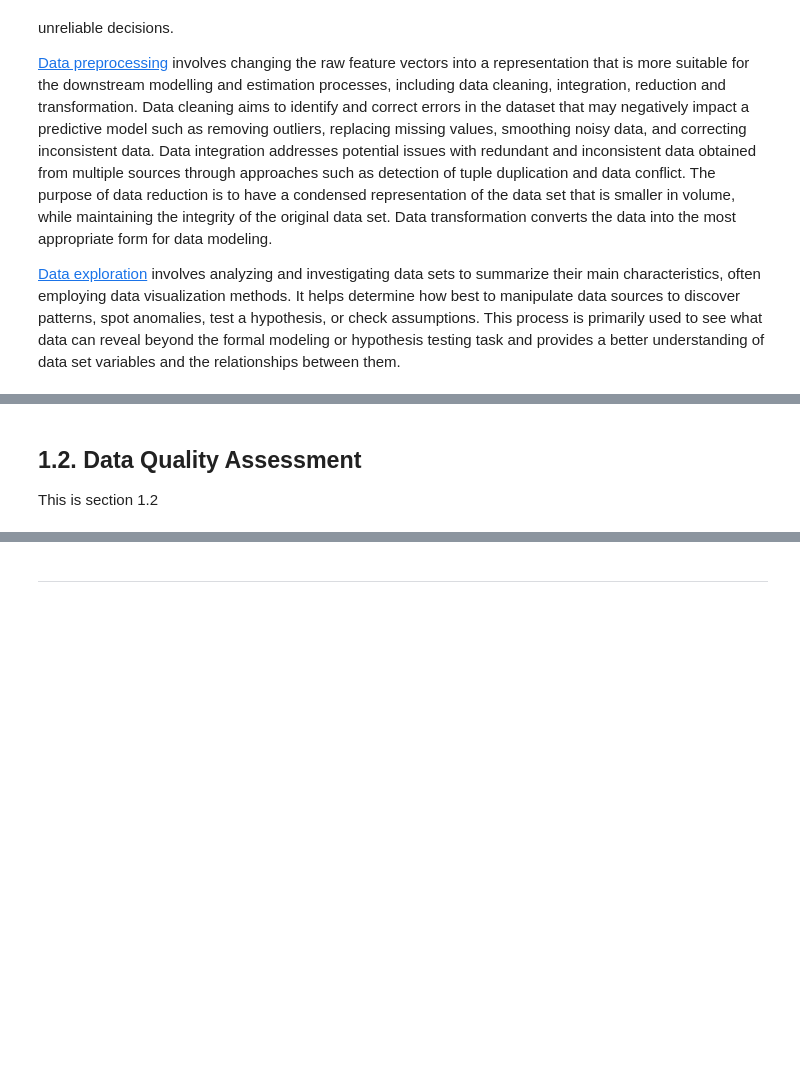
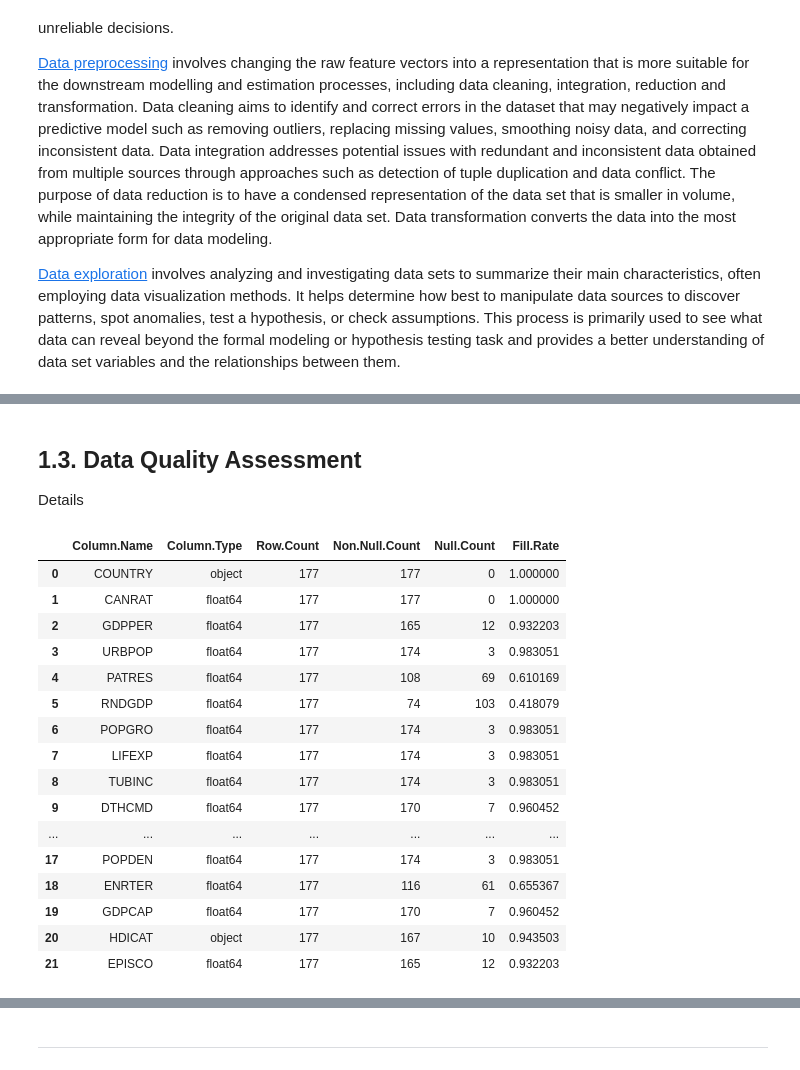
Before and after one commit to JohnPaulinePineda/Exploratory-Data-Analysis-For-Machine-Learning-Final-Assignment, a Jupyter notebook: EDAForMachineLearning_FinalAssignment.ipynb, the cells around one changed output, grey strips where cells are left out. Saved outputs shown, nothing was run; the diff lists cells and outputs as text; code cells hidden in the pictures; blank space fills up the shorter version.

```diff
--- a/EDAForMachineLearning_FinalAssignment.ipynb
+++ b/EDAForMachineLearning_FinalAssignment.ipynb
@@ -80,3 +211,3 @@ The predictor variables for the study are:
 # %% [markdown]
-## 1.2. Data Quality Assessment <a class="anchor" id="1.2"></a>
-This is section 1.2
+## 1.3. Data Quality Assessment <a class="anchor" id="1.3"></a>
+Details
@@ -89,0 +224,56 @@ import matplotlib.pyplot as plt
+# %%
+##################################
+# Gathering the number of observations for each column
+##################################
+row_count_list = list([len(cancer_rate)] * len(cancer_rate.columns))
+# %%
+##################################
+# Gathering the number of missing data for each column
+##################################
+null_count_list = list(cancer_rate.isna().sum())
+# %%
+##################################
+# Gathering the number of missing data for each column
+##################################
+non_null_count_list = list(cancer_rate.count())
+# %%
+##################################
+# Gathering the missing data percentage for each column
+##################################
+fill_rate_list = map(truediv, non_null_count_list, row_count_list)
+# %%
+##################################
+# Formulating the summary
+# for all columns
+##################################
+all_data_quality_summary = pd.DataFrame(zip(variable_name_list,
+                                            data_type_list,
+                                            row_count_list,
+                                            non_null_count_list,
+                                            null_count_list,
+                                            fill_rate_list),
+                                        columns=['Column.Name',
+                                                 'Column.Type',
+                                                 'Row.Count',
+                                                 'Non.Null.Count',
+                                                 'Null.Count',
+                                                 'Fill.Rate'])
+display(all_data_quality_summary)
+# %% [output]
+|  | Column.Name | Column.Type | Row.Count | Non.Null.Count | Null.Count | Fill.Rate |
+| 0 | COUNTRY | object | 177 | 177 | 0 | 1.000000 |
+| 1 | CANRAT | float64 | 177 | 177 | 0 | 1.000000 |
+| 2 | GDPPER | float64 | 177 | 165 | 12 | 0.932203 |
+| 3 | URBPOP | float64 | 177 | 174 | 3 | 0.983051 |
+| 4 | PATRES | float64 | 177 | 108 | 69 | 0.610169 |
+| 5 | RNDGDP | float64 | 177 | 74 | 103 | 0.418079 |
+| 6 | POPGRO | float64 | 177 | 174 | 3 | 0.983051 |
+| 7 | LIFEXP | float64 | 177 | 174 | 3 | 0.983051 |
+| 8 | TUBINC | float64 | 177 | 174 | 3 | 0.983051 |
+| 9 | DTHCMD | float64 | 177 | 170 | 7 | 0.960452 |
+| ... | ... | ... | ... | ... | ... | ... |
+| 17 | POPDEN | float64 | 177 | 174 | 3 | 0.983051 |
+| 18 | ENRTER | float64 | 177 | 116 | 61 | 0.655367 |
+| 19 | GDPCAP | float64 | 177 | 170 | 7 | 0.960452 |
+| 20 | HDICAT | object | 177 | 167 | 10 | 0.943503 |
+| 21 | EPISCO | float64 | 177 | 165 | 12 | 0.932203 |
```
Also changed, not shown: parts of 55 cells of this notebook.
